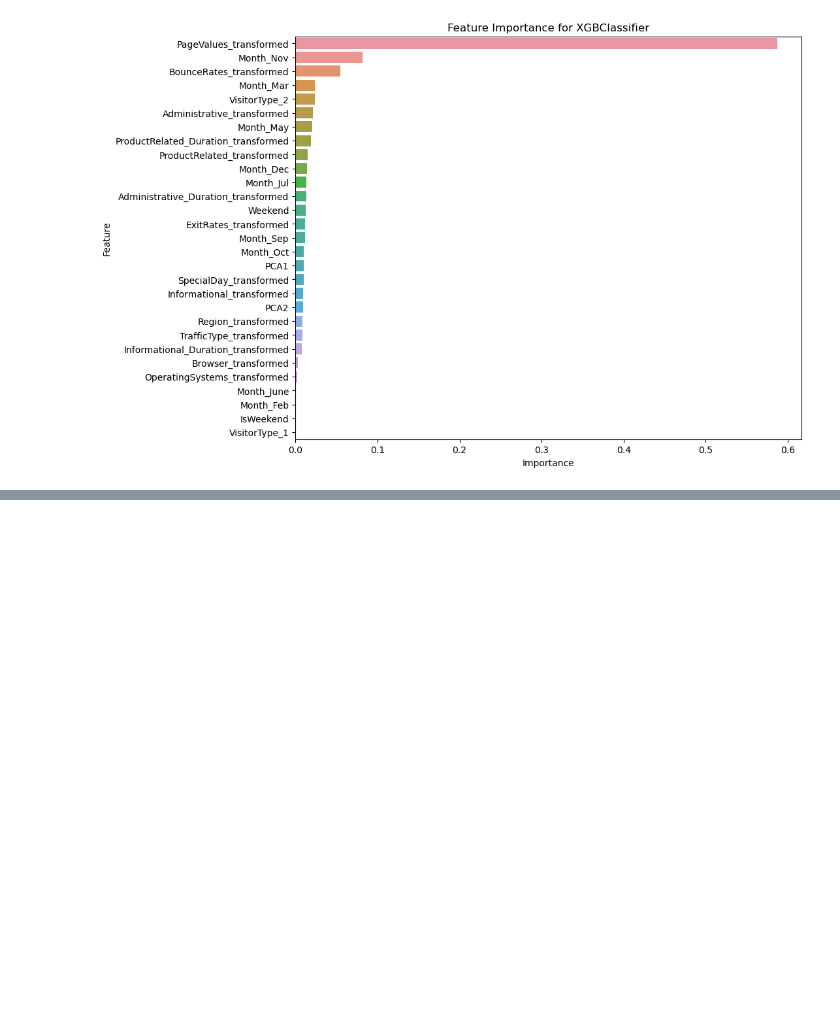
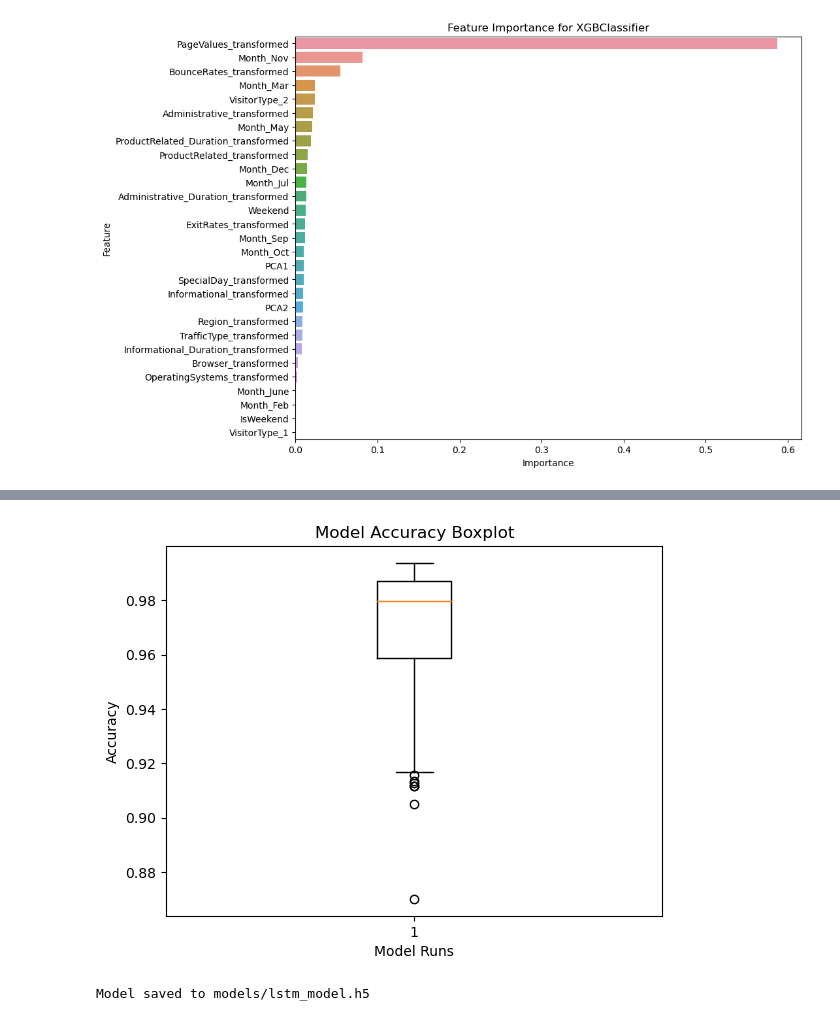
Before and after one commit to Kuvedant/PredictiveECommerceML, a Jupyter notebook: PredictiveECommerceML.ipynb, the cells around one changed output, grey strips where cells are left out. Cells and saved outputs as stored; diff of their text form; code cells hidden in the pictures; blank space fills up the shorter version.

```diff
--- a/PredictiveECommerceML.ipynb
+++ b/PredictiveECommerceML.ipynb
@@ -1034,22 +976,21 @@ Test accuracy: 0.8803768754005432
 # %%
 from tensorflow.keras.models import Sequential
-from tensorflow.keras.layers import Dense, Dropout, BatchNormalization
+from tensorflow.keras.layers import LSTM, Dense, Dropout, BatchNormalization
 
 model = Sequential([
-    Dense(128, activation='relu', input_shape=(X_train_scaled.shape[1],)),
+    LSTM(100, activation='relu', input_shape=(1, X_train.shape[2])),  # input_shape matches [time steps, features]
     BatchNormalization(),
-    Dense(128, activation='relu'),
-    Dropout(0.2),
-    BatchNormalization(),
-    Dense(64, activation='relu'),
-    Dropout(0.2),
-    BatchNormalization(),
-    Dense(64, activation='relu'),
-    Dropout(0.2),
-    Dense(32, activation='relu'),
+    Dropout(0.5),
+    Dense(1, activation='sigmoid')  # Assuming a binary classification problem
+])
+
+model.compile(optimizer='adam', loss='binary_crossentropy', metrics=['accuracy'])
+
+
+model = Sequential([
+    LSTM(100, activation='relu', input_shape=(1, X.shape[2])),
     BatchNormalization(),
     Dense(1, activation='sigmoid')
 ])
-model.compile(optimizer='adam',
-              loss='binary_crossentropy',
-              metrics=['accuracy'])
+model.compile(optimizer='adam', loss='binary_crossentropy', metrics=['accuracy'])
+history=model.fit(X, y, epochs=200, validation_split=0.2)
@@ -1177,0 +1076,28 @@ Test accuracy: 0.8844735622406006
+# %%
+accuracies=history.history['accuracy']
+import matplotlib.pyplot as plt
+import seaborn as sns
+
+
+# Or use Matplotlib if you prefer
+plt.boxplot(accuracies)
+plt.title('Model Accuracy Boxplot')
+plt.ylabel('Accuracy')
+plt.xlabel('Model Runs')
+plt.show()
+# %% [output]
+[figure, added]
+# %%
+# Ensure the directory exists; if not, create it
+import os
+
+model_directory = 'models'
+if not os.path.exists(model_directory):
+    os.makedirs(model_directory)
+
+# Save the model
+model_path = os.path.join(model_directory, 'lstm_model.h5')  # H5 format is a common choice
+model.save(model_path)
+print(f"Model saved to {model_path}")
+# %% [output]
+Model saved to models/lstm_model.h5
```
Also changed, not shown: parts of 35 cells of this notebook, 3 other files.
